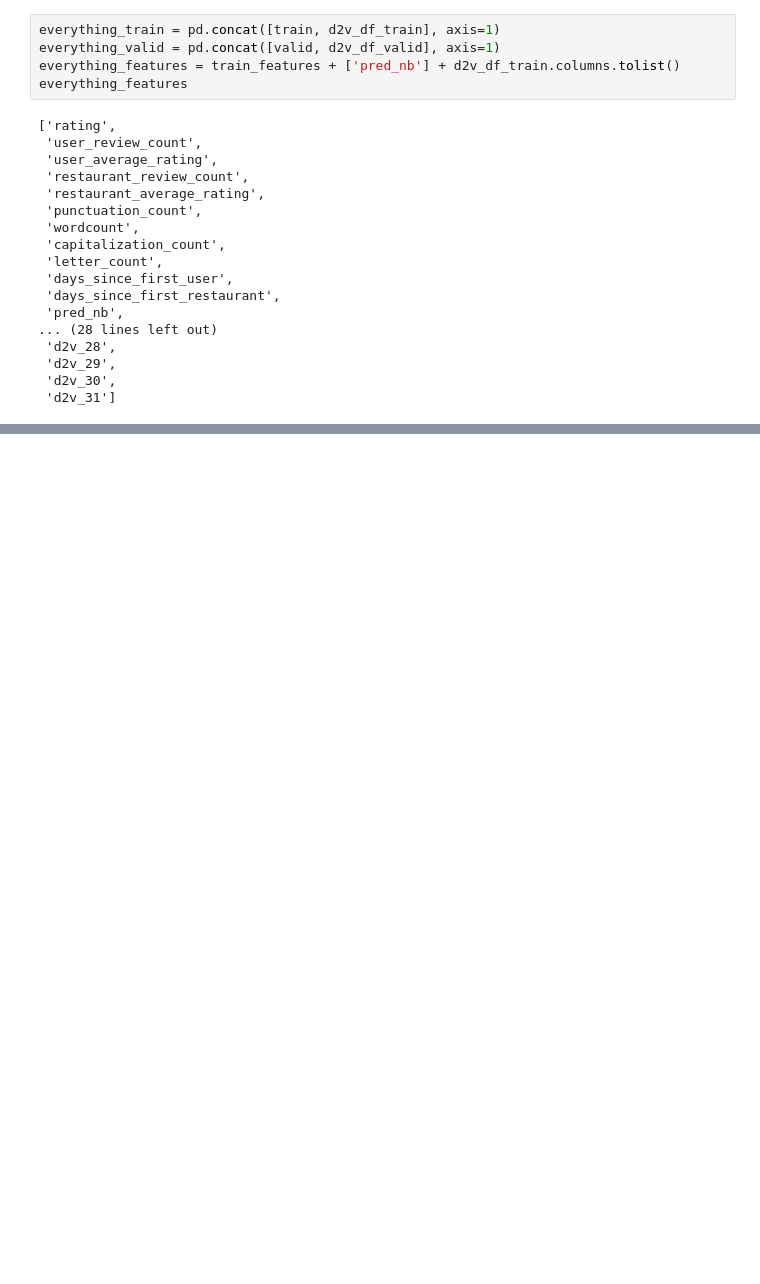
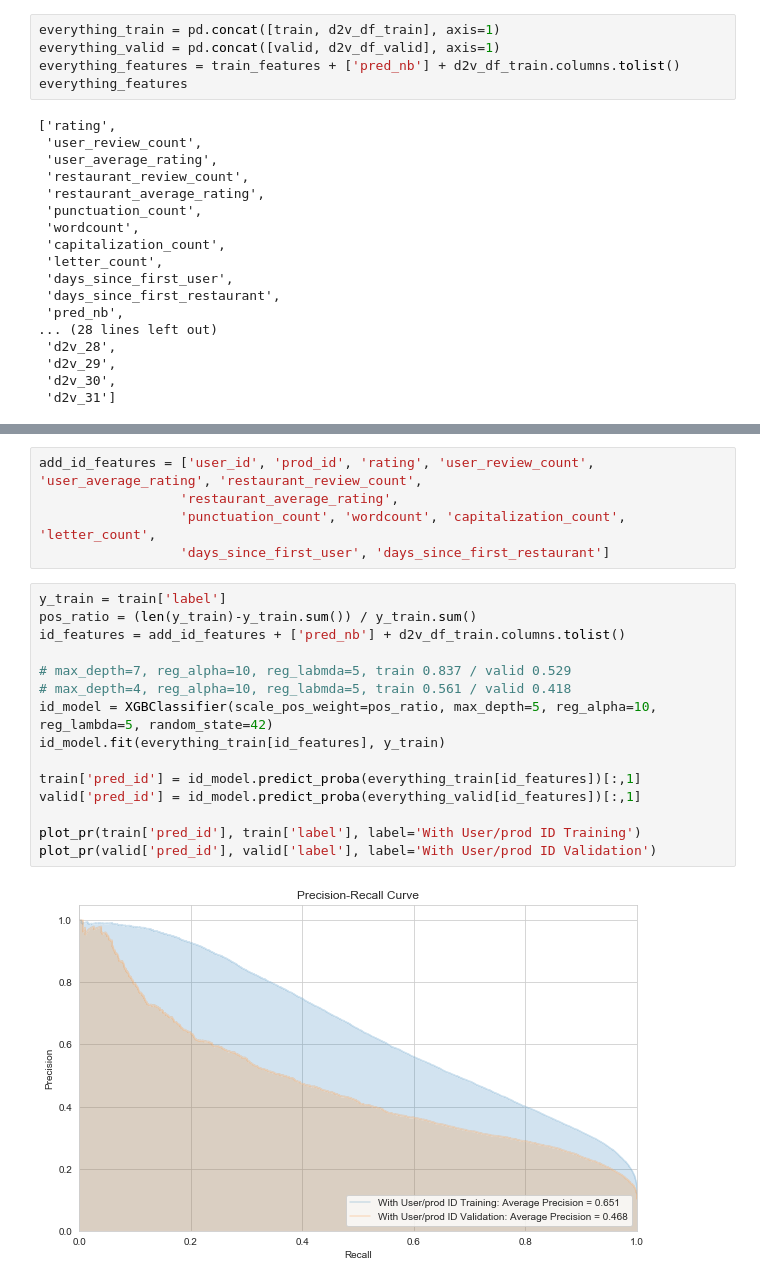
Before and after one commit to sujeongcha/Yelp-fake-review-detection, a Jupyter notebook: notebooks/exploratory/sujeong-XGBoost_validation.ipynb, the cells around one changed output, grey strips where cells are left out. Cells and saved outputs as stored; diff of their text form; blank space fills up the shorter version.

```diff
--- a/notebooks/exploratory/sujeong-XGBoost_validation.ipynb
+++ b/notebooks/exploratory/sujeong-XGBoost_validation.ipynb
@@ -281,0 +321,22 @@ plot_pr(valid['pred_everything'], valid['label'], label='Kitchen Sink Validation
+# %%
+add_id_features = ['user_id', 'prod_id', 'rating', 'user_review_count', 'user_average_rating', 'restaurant_review_count',
+                  'restaurant_average_rating',
+                  'punctuation_count', 'wordcount', 'capitalization_count', 'letter_count',
+                  'days_since_first_user', 'days_since_first_restaurant']
+# %%
+y_train = train['label']
+pos_ratio = (len(y_train)-y_train.sum()) / y_train.sum()
+id_features = add_id_features + ['pred_nb'] + d2v_df_train.columns.tolist()
+
+# max_depth=7, reg_alpha=10, reg_labmda=5, train 0.837 / valid 0.529
+# max_depth=4, reg_alpha=10, reg_labmda=5, train 0.561 / valid 0.418
+id_model = XGBClassifier(scale_pos_weight=pos_ratio, max_depth=5, reg_alpha=10, reg_lambda=5, random_state=42)
+id_model.fit(everything_train[id_features], y_train)
+
+train['pred_id'] = id_model.predict_proba(everything_train[id_features])[:,1]
+valid['pred_id'] = id_model.predict_proba(everything_valid[id_features])[:,1]
+
+plot_pr(train['pred_id'], train['label'], label='With User/prod ID Training')
+plot_pr(valid['pred_id'], valid['label'], label='With User/prod ID Validation')
+# %% [output]
+[figure, added]
```
Also changed, not shown: parts of 21 cells of this notebook.
